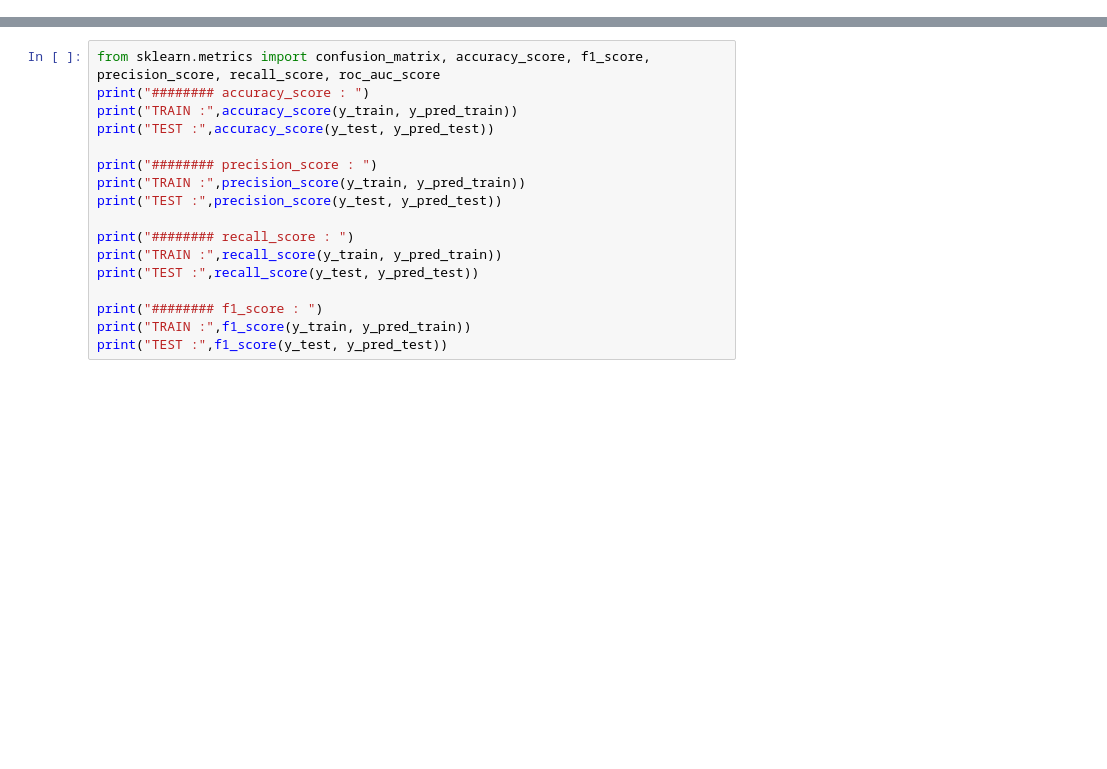
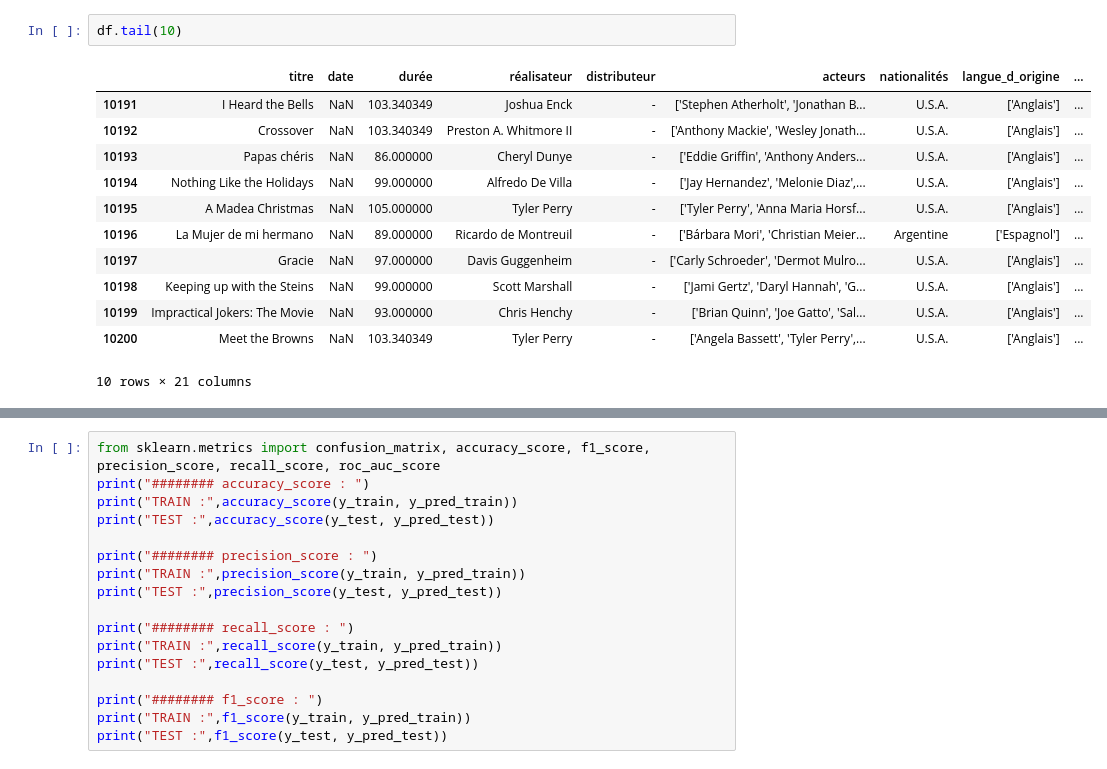
Before and after one commit to RolaMmss/prevoir_la_popularite_d_un_film, a Jupyter notebook: Modeling/naive_model.ipynb, the cells around one changed output, grey strips where cells are left out. Drawn from its saved outputs; the diff is of its cells as text; blank space fills up the shorter version.

```diff
--- a/Modeling/naive_model.ipynb
+++ b/Modeling/naive_model.ipynb
@@ -37 +40,16 @@ Index(['titre', 'date', 'genre', 'durée', 'réalisateur', 'distributeur',
       dtype='object')
+# %%
+df.tail(10)
+# %% [output]
+|  | titre | date | durée | réalisateur | distributeur | acteurs | nationalités | langue_d_origine | ... |
+| 10191 | I Heard the Bells | NaN | 103.340349 | Joshua Enck | - | ['Stephen Atherholt', 'Jonathan B... | U.S.A. | ['Anglais'] | ... |
+| 10192 | Crossover | NaN | 103.340349 | Preston A. Whitmore II | - | ['Anthony Mackie', 'Wesley Jonath... | U.S.A. | ['Anglais'] | ... |
+| 10193 | Papas chéris | NaN | 86.000000 | Cheryl Dunye | - | ['Eddie Griffin', 'Anthony Anders... | U.S.A. | ['Anglais'] | ... |
+| 10194 | Nothing Like the Holidays | NaN | 99.000000 | Alfredo De Villa | - | ['Jay Hernandez', 'Melonie Diaz',... | U.S.A. | ['Anglais'] | ... |
+| 10195 | A Madea Christmas | NaN | 105.000000 | Tyler Perry | - | ['Tyler Perry', 'Anna Maria Horsf... | U.S.A. | ['Anglais'] | ... |
+| 10196 | La Mujer de mi hermano | NaN | 89.000000 | Ricardo de Montreuil | - | ['Bárbara Mori', 'Christian Meier... | Argentine | ['Espagnol'] | ... |
+| 10197 | Gracie | NaN | 97.000000 | Davis Guggenheim | - | ['Carly Schroeder', 'Dermot Mulro... | U.S.A. | ['Anglais'] | ... |
+| 10198 | Keeping up with the Steins | NaN | 99.000000 | Scott Marshall | - | ['Jami Gertz', 'Daryl Hannah', 'G... | U.S.A. | ['Anglais'] | ... |
+| 10199 | Impractical Jokers: The Movie | NaN | 93.000000 | Chris Henchy | - | ['Brian Quinn', 'Joe Gatto', 'Sal... | U.S.A. | ['Anglais'] | ... |
+| 10200 | Meet the Browns | NaN | 103.340349 | Tyler Perry | - | ['Angela Bassett', 'Tyler Perry',... | U.S.A. | ['Anglais'] | ... |
+10 rows × 21 columns
```
Also changed, not shown: parts of 26 cells of this notebook, 1 other file.
